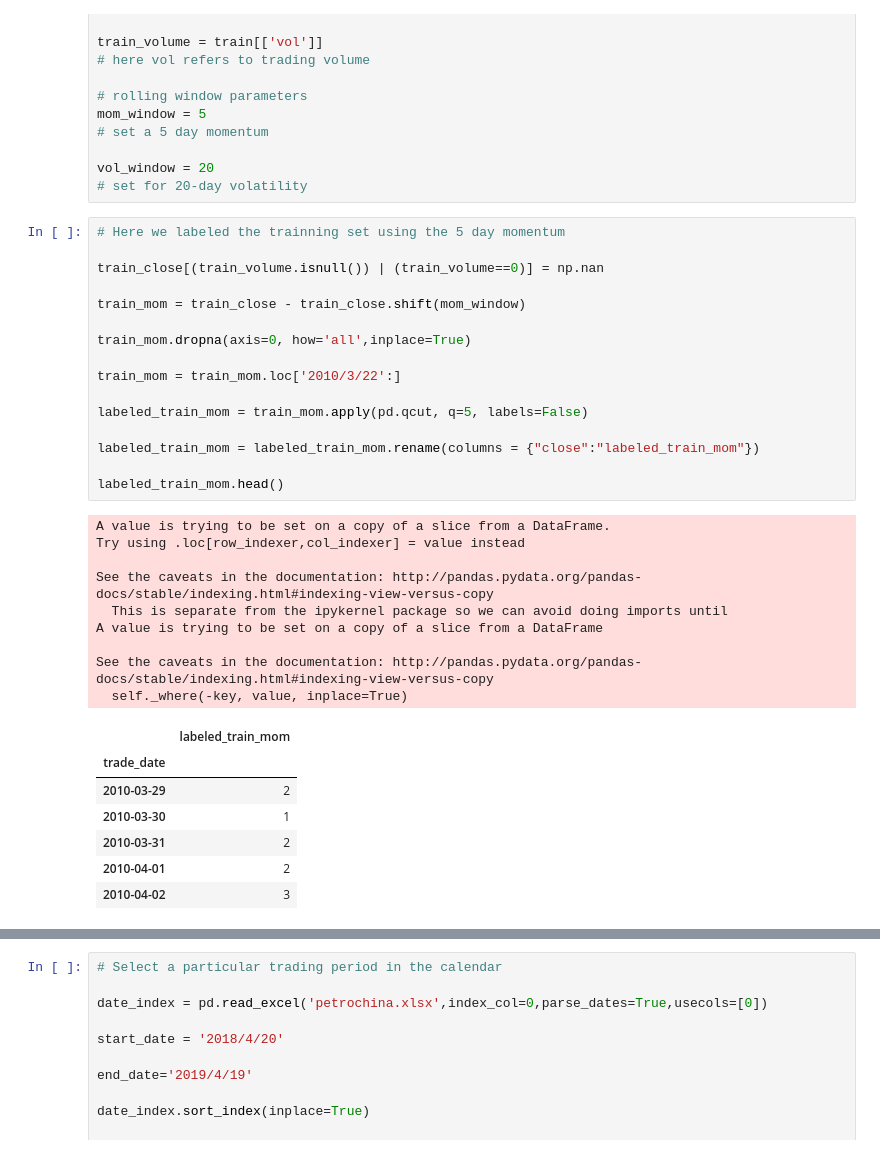
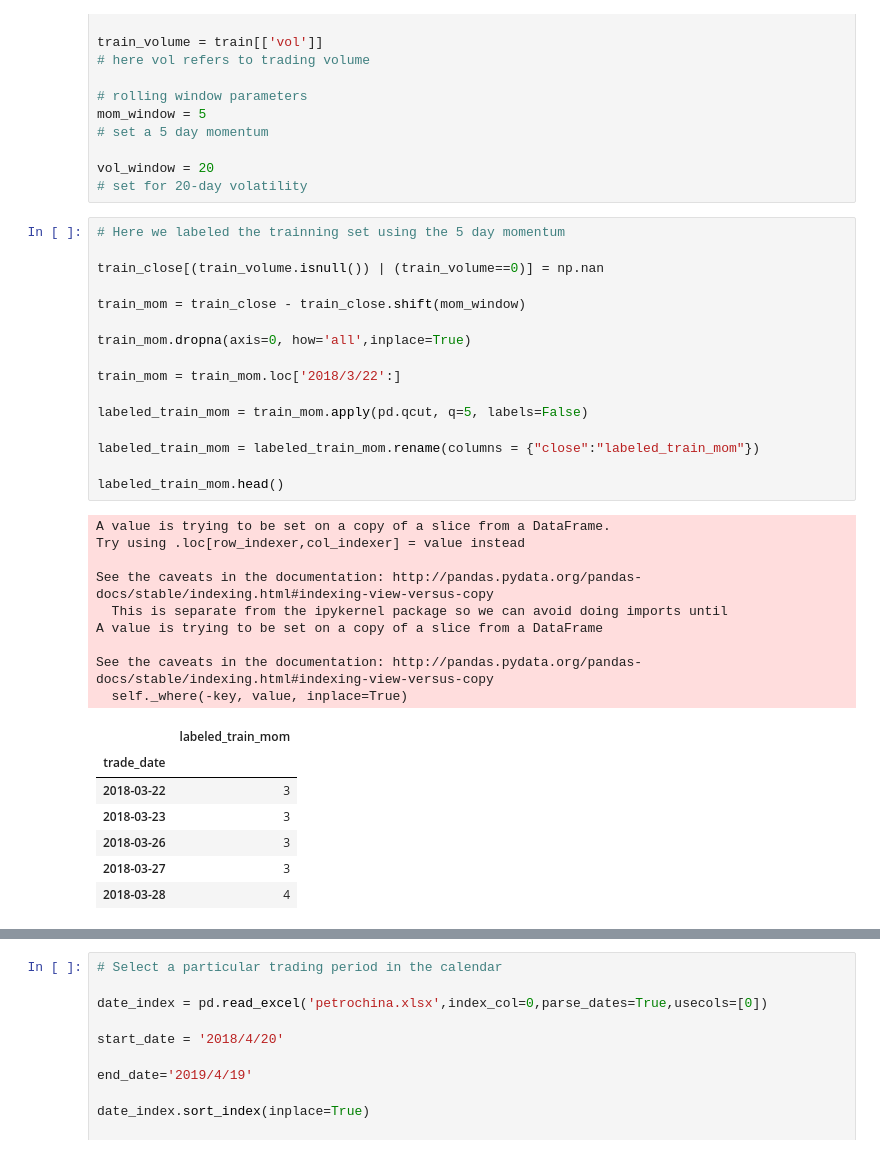
Before and after one commit to CherryCai03/systematic_final_project, a Jupyter notebook: sinopec_petrochina_Model.ipynb, the cells around one changed output, grey strips where cells are left out. Cells and saved outputs as stored; diff of their text form.

```diff
--- a/sinopec_petrochina_Model.ipynb
+++ b/sinopec_petrochina_Model.ipynb
@@ -45,36 +45,36 @@ vol_window = 20
 # %%
 # Here we labeled the trainning set using the 5 day momentum
 
 train_close[(train_volume.isnull()) | (train_volume==0)] = np.nan
 
 train_mom = train_close - train_close.shift(mom_window)
 
 train_mom.dropna(axis=0, how='all',inplace=True)
 
-train_mom = train_mom.loc['2010/3/22':]
+train_mom = train_mom.loc['2018/3/22':]
 
 labeled_train_mom = train_mom.apply(pd.qcut, q=5, labels=False)
 
 labeled_train_mom = labeled_train_mom.rename(columns = {"close":"labeled_train_mom"})
 
 labeled_train_mom.head()
 # %% [output]
 A value is trying to be set on a copy of a slice from a DataFrame.
 Try using .loc[row_indexer,col_indexer] = value instead
 
 See the caveats in the documentation: http://pandas.pydata.org/pandas-docs/stable/indexing.html#indexing-view-versus-copy
   This is separate from the ipykernel package so we can avoid doing imports until
 A value is trying to be set on a copy of a slice from a DataFrame
 
 See the caveats in the documentation: http://pandas.pydata.org/pandas-docs/stable/indexing.html#indexing-view-versus-copy
   self._where(-key, value, inplace=True)
 |  | labeled_train_mom |
 | trade_date |  |
-| 2010-03-29 | 2 |
-| 2010-03-30 | 1 |
-| 2010-03-31 | 2 |
-| 2010-04-01 | 2 |
-| 2010-04-02 | 3 |
+| 2018-03-22 | 3 |
+| 2018-03-23 | 3 |
+| 2018-03-26 | 3 |
+| 2018-03-27 | 3 |
+| 2018-03-28 | 4 |
 # %%
 # Here we labeled the trainning set using the trading volume
 
```
Also changed, not shown: parts of 17 cells of this notebook, 10 other files.
